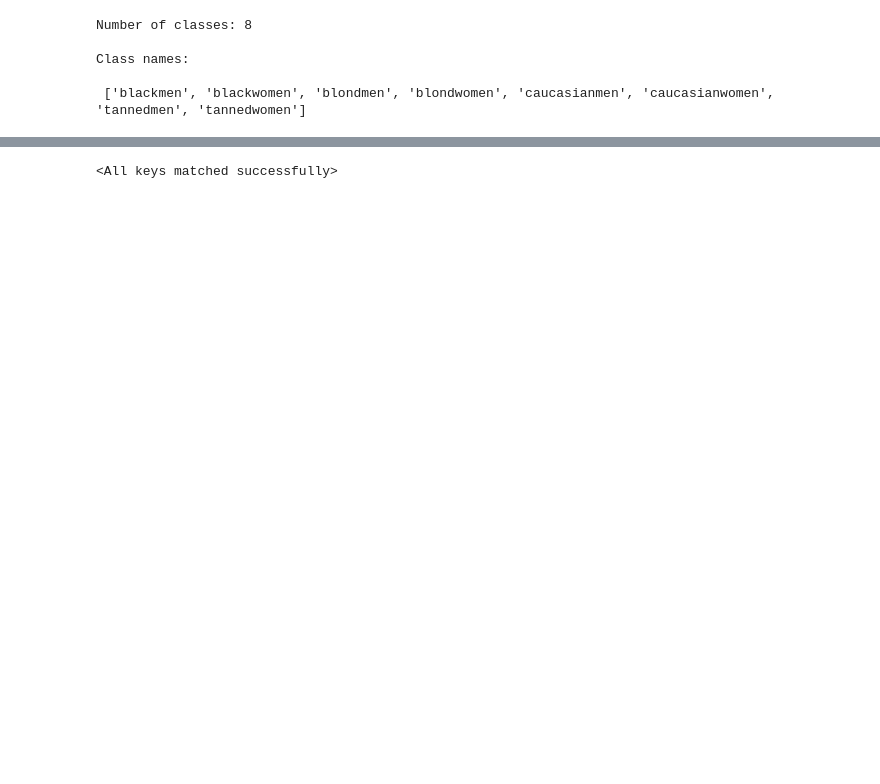
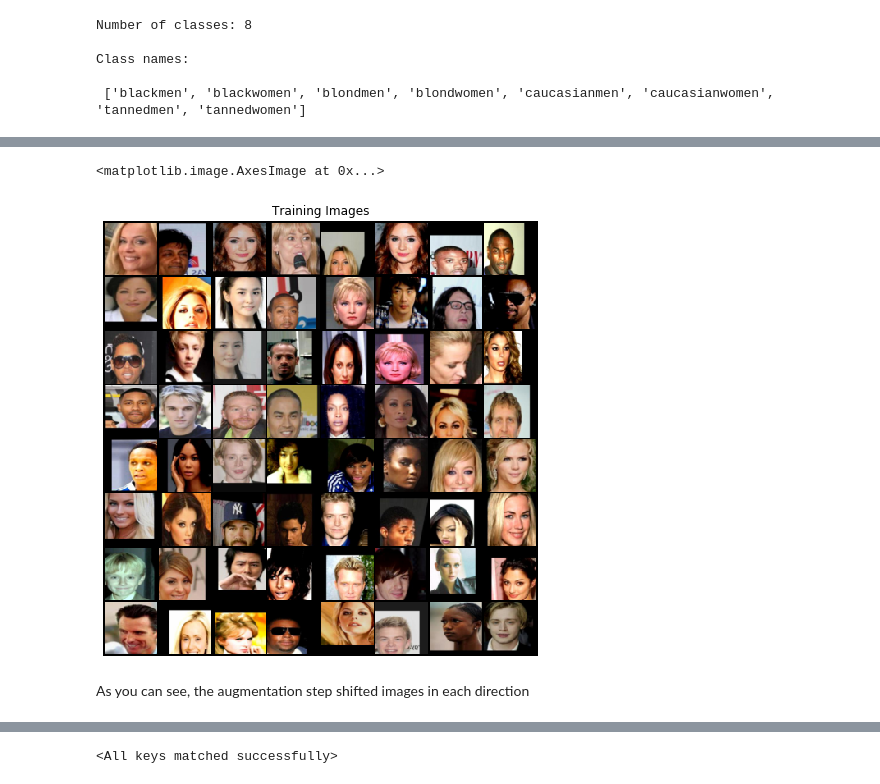
Before and after one commit to marc4gov/capstone, a Jupyter notebook: capstone/Capstone-Human.ipynb, the cells around one changed output, grey strips where cells are left out. Saved outputs shown, nothing was run; the diff lists cells and outputs as text; code cells hidden in the pictures; blank space fills up the shorter version.

```diff
--- a/capstone/Capstone-Human.ipynb
+++ b/capstone/Capstone-Human.ipynb
@@ -21,26 +38,20 @@ from IPython.display import HTML
 ### TODO: Write data loaders for training, validation, and test sets
 ## Specify appropriate transforms, and batch_sizes
 
-batch_size = 16
-workers = 2
+dset = datasets.ImageFolder(root=dataroot,
+                            transform=transforms.Compose([
+                                transforms.Resize(image_size),
+                                transforms.CenterCrop(image_size),
+                                transforms.ToTensor(),
+                                transforms.Normalize((0.5, 0.5, 0.5), (0.5, 0.5, 0.5))
+                            ]))
 
-dataroot = 'data/celebs'
+print(dset)
+# Create the dataloader
 
-dset = datasets.ImageFolder(root=dataroot,
-                               transform=transforms.Compose([
-                                    transforms.Resize(256),
-                                    transforms.CenterCrop(224),
-                                    transforms.RandomHorizontalFlip(), # randomly flip and rotate
-                                    transforms.RandomRotation(10),
-                                    transforms.ToTensor(),
-                                    transforms.Normalize(
-                                        mean=[0.485, 0.456, 0.406],
-                                        std=[0.229, 0.224, 0.225]
-                                    )]))
-print(dset)
-train_set, test_set, val_set = torch.utils.data.random_split(dset, [90000, 30000, 35720])
+train_set, test_set, val_set = torch.utils.data.random_split(dset, [48000, 16000, 15733])
 
 loaders = list(map(lambda x: torch.utils.data.DataLoader(x, batch_size=batch_size,
-                                         shuffle=True, num_workers=workers),[train_set, test_set, val_set]))
+                                         shuffle=False, num_workers=workers),[train_set, test_set, val_set]))
 # %% [output]
 Dataset ImageFolder
@@ -98,3 +79,18 @@ for image, label in zip(inputs, classes):
+# %%
+# Decide which device we want to run on
+device = torch.device("cuda:0" if (torch.cuda.is_available() and ngpu > 0) else "cpu")
+
+# Plot some training images
+real_batch = next(iter(loaders[0]))
+plt.figure(figsize=(8,8))
+plt.axis("off")
+plt.title("Training Images")
+plt.imshow(np.transpose(vutils.make_grid(real_batch[0].to(device)[:64], padding=2, normalize=True).cpu(),(1,2,0)))
+# %% [output]
+<matplotlib.image.AxesImage at 0x...>
+[figure, added]
+# %% [markdown]
+As you can see, the augmentation step shifted images in each direction
 # %%
 import torch.nn as nn
 import torch.nn.functional as F
```
Also changed, not shown: parts of 47 cells of this notebook, 16 other files.
